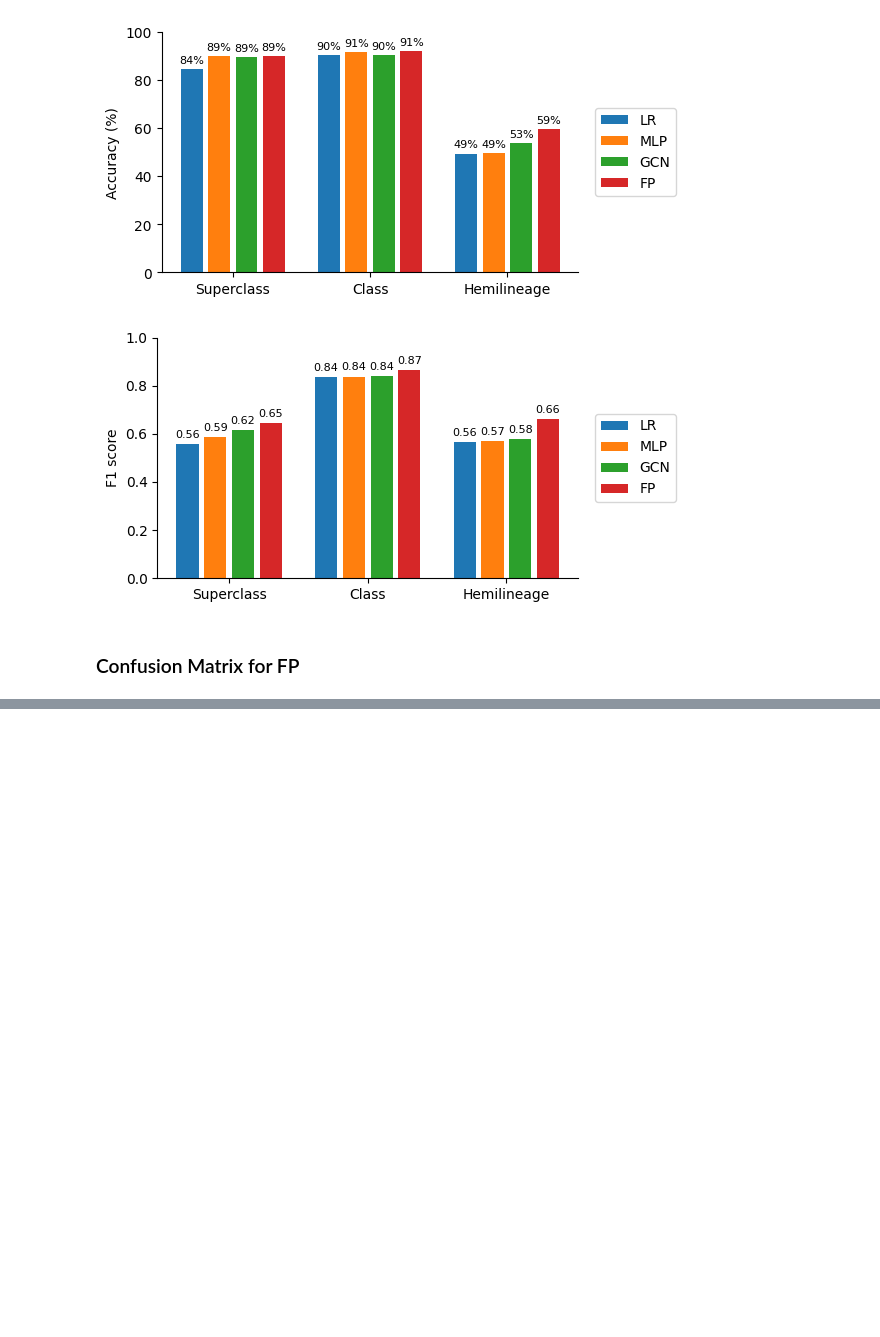
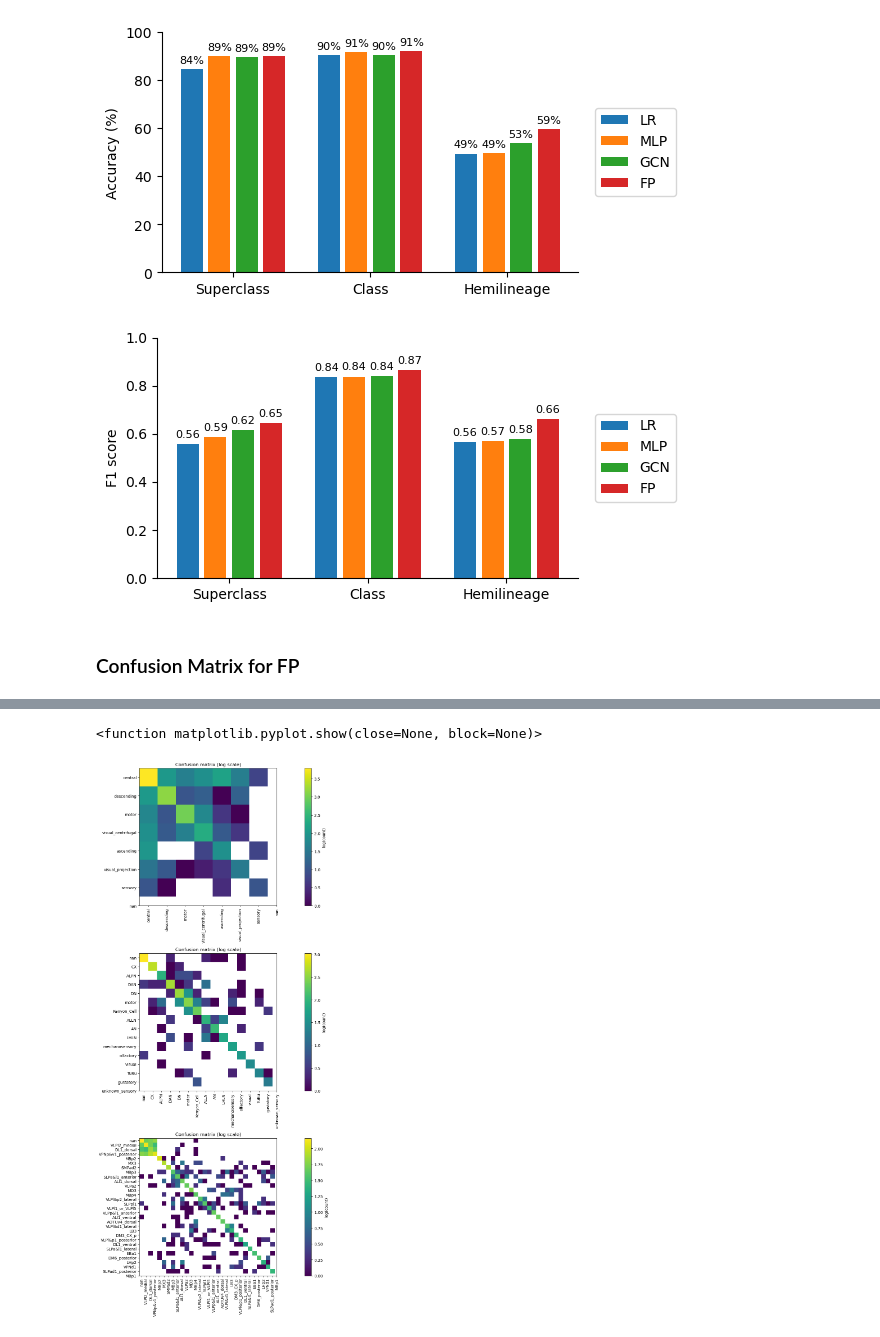
Before and after one commit to ernestoBocini/Drosophila-Brain-Wiring-Diagram-GAT, a Jupyter notebook: notebooks/model_comparison.ipynb, the cells around one changed output, grey strips where cells are left out. Drawn from its saved outputs; the diff is of its cells as text; code cells hidden in the pictures; blank space fills up the shorter version.

Commit message:
confusion matrix

```diff
--- a/notebooks/model_comparison.ipynb
+++ b/notebooks/model_comparison.ipynb
@@ -152,0 +136,2 @@ plt.title("Confusion matrix (log scale)")
+# %%
+node_info_merged = pd.read_pickle(data_dir / "preprocessed/node_info_merged_non_std.pkl")
@@ -152,0 +173,13 @@ plt.title("Confusion matrix (log scale)")
+# %%
+num_dims_per_nt = 8
+nt_types = ["ACH", "GABA", "GLUT", "SER", "DA", "OCT"]
+
+all_features = (
+    [f"node2vec_{nt}_{i}" for nt in nt_types for i in range(num_dims_per_nt)]
+    + [f"spectral_{nt}_{i}" for nt in nt_types for i in range(num_dims_per_nt)]
+    + ["morph_length", "morph_area", "morph_size"]
+)
+
+both_mask = np.ones(len(all_features), dtype="bool")
+
+pg_graph = pd.read_pickle(data_dir / "graphs/pg_graph.pkl")
@@ -152,0 +214,42 @@ plt.title("Confusion matrix (log scale)")
+# %%
+
+fig, axes = plt.subplots(3, 1, figsize=(20, 20), tight_layout=True)
+
+for t,task in enumerate(tasks):
+    pred_target = task
+    features_group, features_mask = "both", both_mask
+
+    fp_model = FastParapred(
+        in_dim=int(features_mask.sum()),
+        out_dim=len(id2name_lookups[pred_target]),
+        features_mask=features_mask
+    )
+
+    fp_model.eval()
+    model_path = models_dir / f"fp_{task}_both.pth"
+    fp_model.load_state_dict(torch.load(model_path, map_location=torch.device('cpu')))
+
+    test_mask = pg_graph.test_mask & (pg_graph[pred_target] != -1)
+
+    fp_model.eval()
+    pred = fp_model(pg_graph)[test_mask].argmax(dim=1).cpu().detach().numpy()
+    label = pg_graph[pred_target][test_mask].cpu().detach().numpy()
+
+
+    # Plot the Confusion Matrix
+    cmat = confusion_matrix(pred, label)
+
+    axes[t].imshow(np.log10(cmat))
+    # plt.imshow(cmat)
+    axes[t].figure.colorbar(axes[t].images[0], label="log(count)")  # Updated colorbar usage
+    axes[t].set_xticks(range(len(original_lookups[task])))  # Updated xticks usage
+    axes[t].set_xticklabels([original_lookups[task][i] for i in range(len(original_lookups[task]))], rotation=90)  # Updated xticklabels usage
+    axes[t].set_yticks(range(len(original_lookups[task])))  # Updated yticks usage
+    axes[t].set_yticklabels([original_lookups[task][i] for i in range(len(original_lookups[task]))])  # Updated yticklabels usage
+    axes[t].set_title("Confusion matrix (log scale)")  # Updated set_title usage
+
+
+plt.show
+# %% [output]
+<function matplotlib.pyplot.show(close=None, block=None)>
+[figure, added]
```
Also changed, not shown: parts of 7 cells of this notebook.
